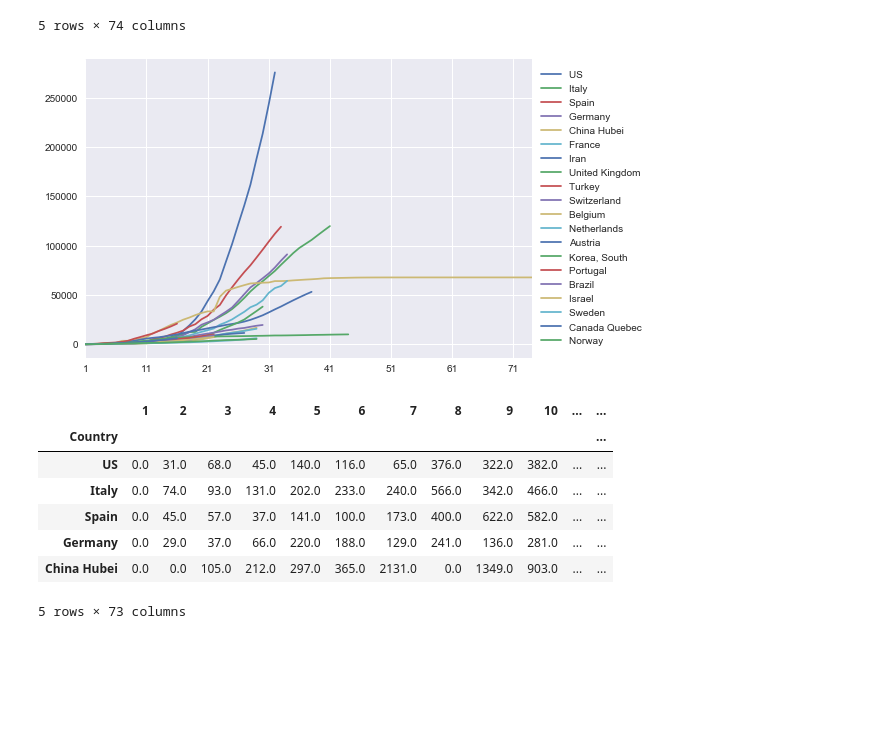
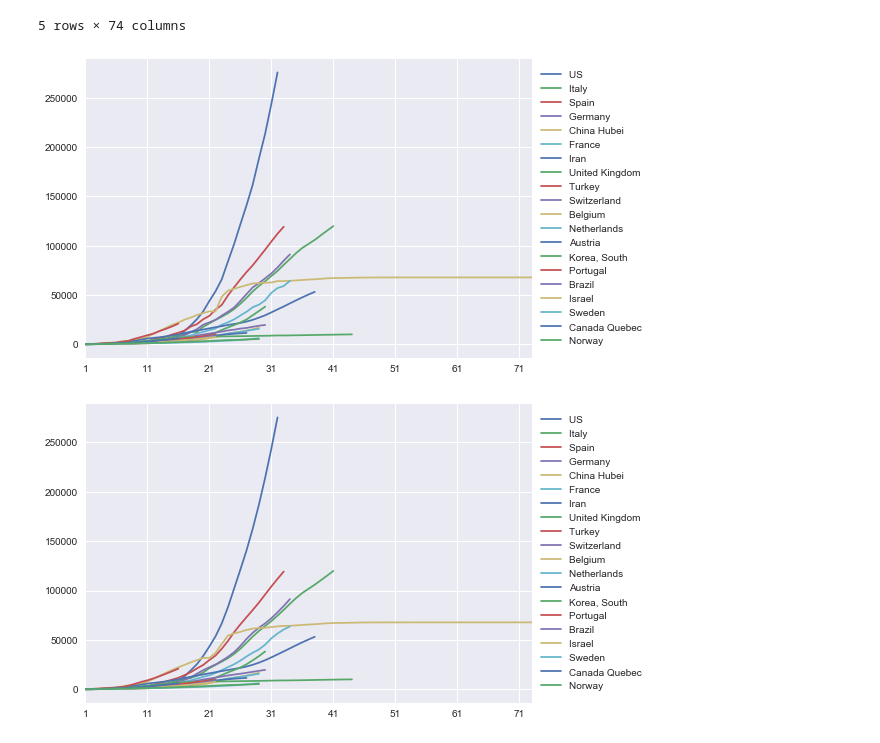
Before and after one commit to MiRoDS/DataScience_Project4, a Jupyter notebook: CapstoneProject.ipynb, the cells around one changed output. Drawn from its saved outputs; the diff is of its cells as text; code cells hidden in the pictures; blank space fills up the shorter version.

```diff
--- a/CapstoneProject.ipynb
+++ b/CapstoneProject.ipynb
@@ -173,6 +174,8 @@ def lineplot(df, number_of_top_countries):
     # Select the first rows according to value of number_of_top_countries
     df=df.head(number_of_top_countries)
 
+    del df['Infections']
+
     # Exchange rows and columns
     df=df.transpose()
 
@@ -197,4 +200,4 @@ df_growth_sorted.head()
 # %%
 lineplot(df_growth_sorted, 20)
 # %% [output]
-[figure, old version]
+[figure, new version]
@@ -201,3 +243,7 @@ lineplot(df_growth_sorted, 20)
+# %%
+lineplot(df_growth_sorted_filtered, 20)
+# %% [output]
+[figure, added]
 # %%
 def derivative(df):
     '''
@@ -235,12 +280,0 @@ df_derivative=derivative(df_growth_sorted)
-# %%
-del df_derivative['Infections']
-df_derivative.head()
-# %% [output]
-|  | 1 | 2 | 3 | 4 | 5 | 6 | 7 | 8 | 9 | 10 | ... | ... |
-| Country |  |  |  |  |  |  |  |  |  |  |  | ... |
-| US | 0.0 | 31.0 | 68.0 | 45.0 | 140.0 | 116.0 | 65.0 | 376.0 | 322.0 | 382.0 | ... | ... |
-| Italy | 0.0 | 74.0 | 93.0 | 131.0 | 202.0 | 233.0 | 240.0 | 566.0 | 342.0 | 466.0 | ... | ... |
-| Spain | 0.0 | 45.0 | 57.0 | 37.0 | 141.0 | 100.0 | 173.0 | 400.0 | 622.0 | 582.0 | ... | ... |
-| Germany | 0.0 | 29.0 | 37.0 | 66.0 | 220.0 | 188.0 | 129.0 | 241.0 | 136.0 | 281.0 | ... | ... |
-| China Hubei | 0.0 | 0.0 | 105.0 | 212.0 | 297.0 | 365.0 | 2131.0 | 0.0 | 1349.0 | 903.0 | ... | ... |
-5 rows × 73 columns
```
Also changed, not shown: parts of 12 cells of this notebook.
